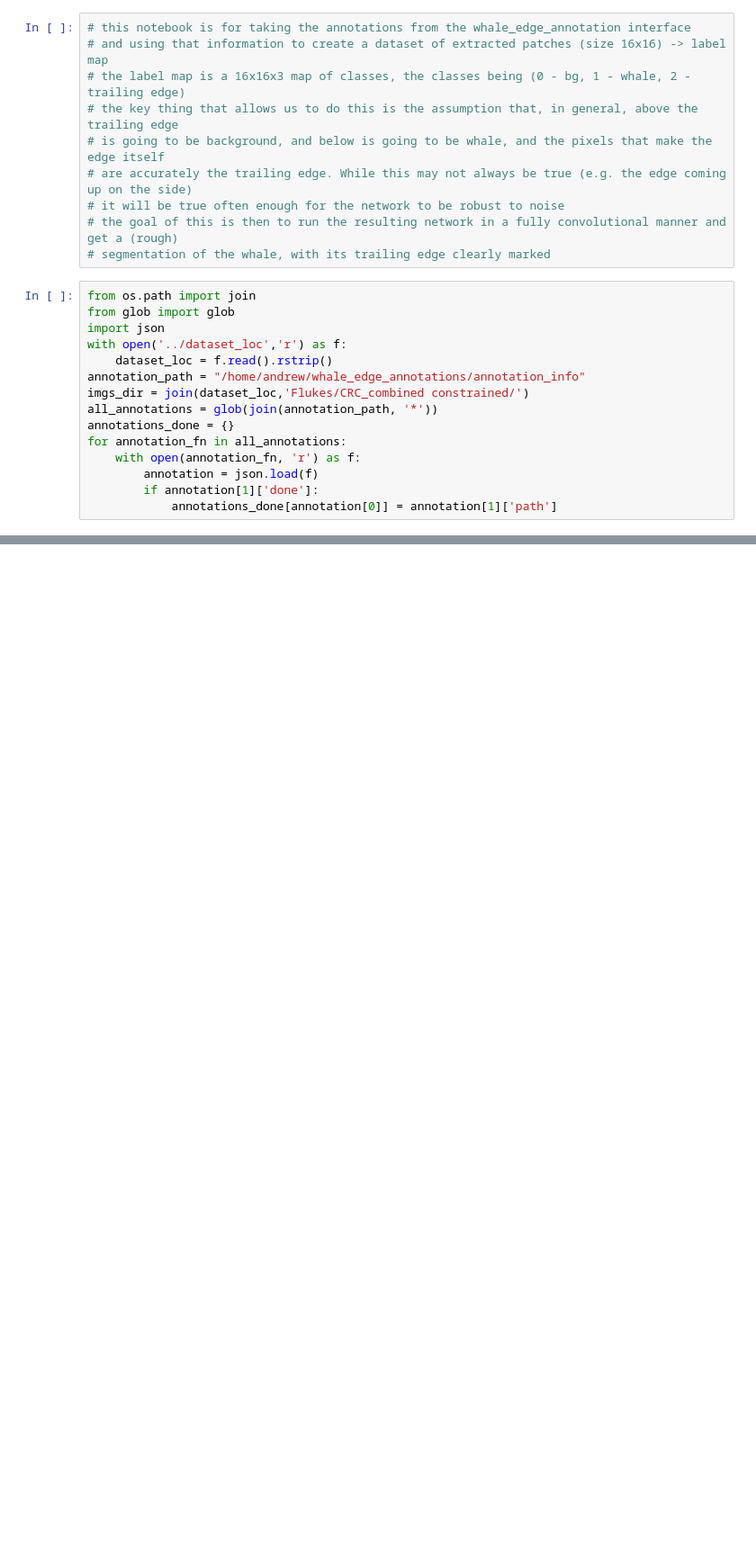
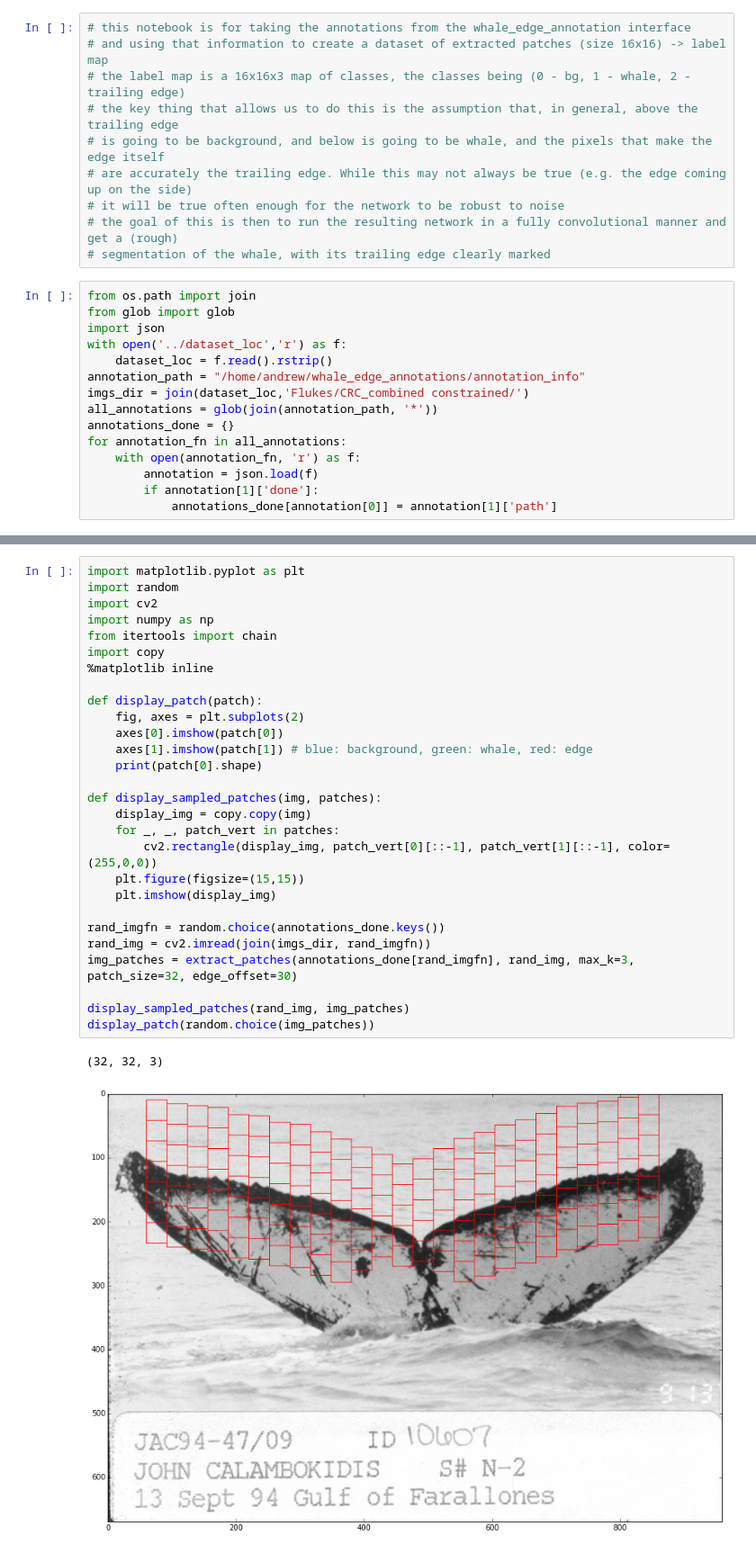
Before and after one commit to zmjjmz/thesiswork, a Jupyter notebook: edge_extract/Segmentation Dataset Creation.ipynb, the cells around one changed output, grey strips where cells are left out. Shown at 90% size. Saved outputs shown, nothing was run; the diff lists cells and outputs as text; blank space fills up the shorter version.

Commit message:
Finished extracting segmentation dataset

```diff
--- a/edge_extract/Segmentation Dataset Creation.ipynb
+++ b/edge_extract/Segmentation Dataset Creation.ipynb
@@ -71,0 +92,31 @@ def extract_patches(path, img, edge_offset=50, patch_size=16, max_k=2):
+# %%
+import matplotlib.pyplot as plt
+import random
+import cv2
+import numpy as np
+from itertools import chain
+import copy
+%matplotlib inline
+
+def display_patch(patch):
+    fig, axes = plt.subplots(2)
+    axes[0].imshow(patch[0])
+    axes[1].imshow(patch[1]) # blue: background, green: whale, red: edge
+    print(patch[0].shape)
+
+def display_sampled_patches(img, patches):
+    display_img = copy.copy(img)
+    for _, _, patch_vert in patches:
+        cv2.rectangle(display_img, patch_vert[0][::-1], patch_vert[1][::-1], color=(255,0,0))
+    plt.figure(figsize=(15,15))
+    plt.imshow(display_img)
+
+rand_imgfn = random.choice(annotations_done.keys())
+rand_img = cv2.imread(join(imgs_dir, rand_imgfn))
+img_patches = extract_patches(annotations_done[rand_imgfn], rand_img, max_k=3, patch_size=32, edge_offset=30)
+
+display_sampled_patches(rand_img, img_patches)
+display_patch(random.choice(img_patches))
+# %% [output]
+(32, 32, 3)
+[figure, added]
```
Also changed, not shown: parts of 5 cells of this notebook, 1 other file.
